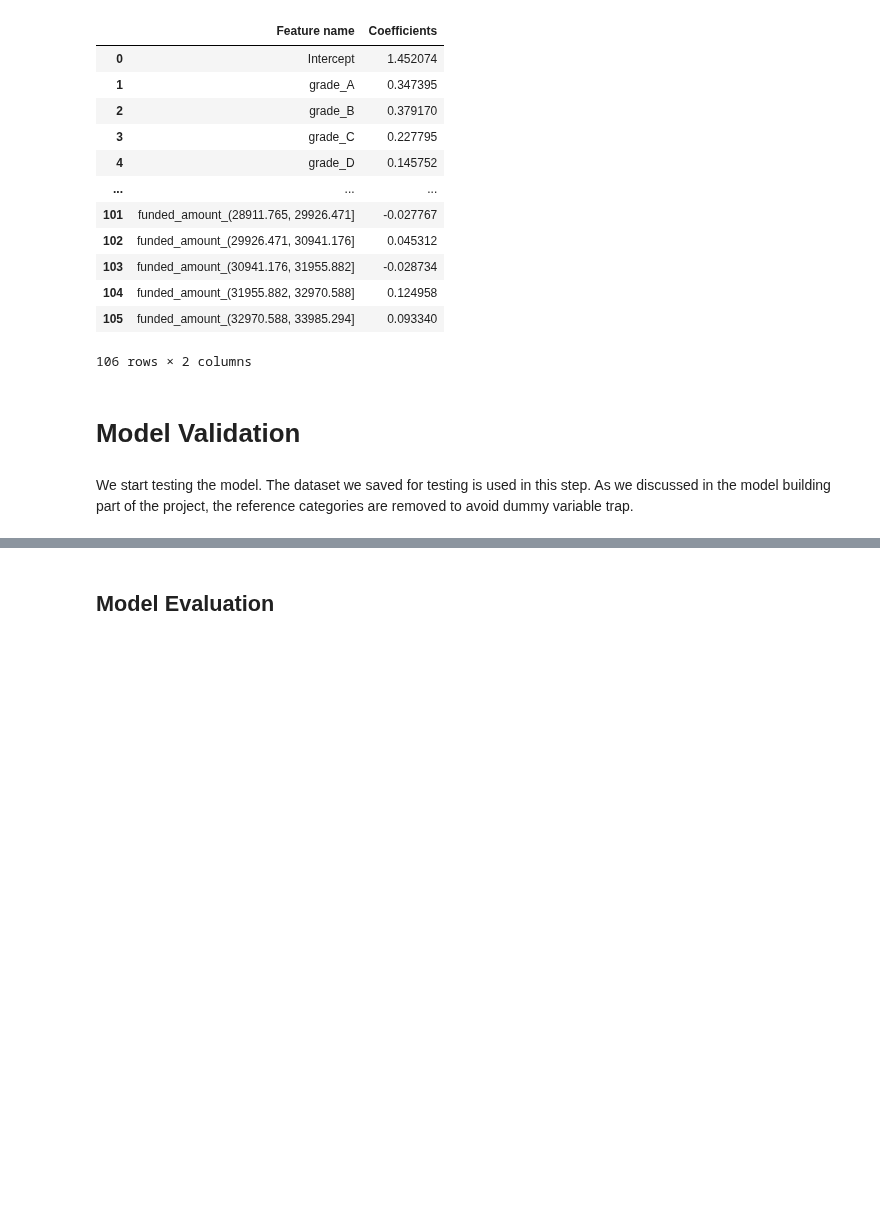
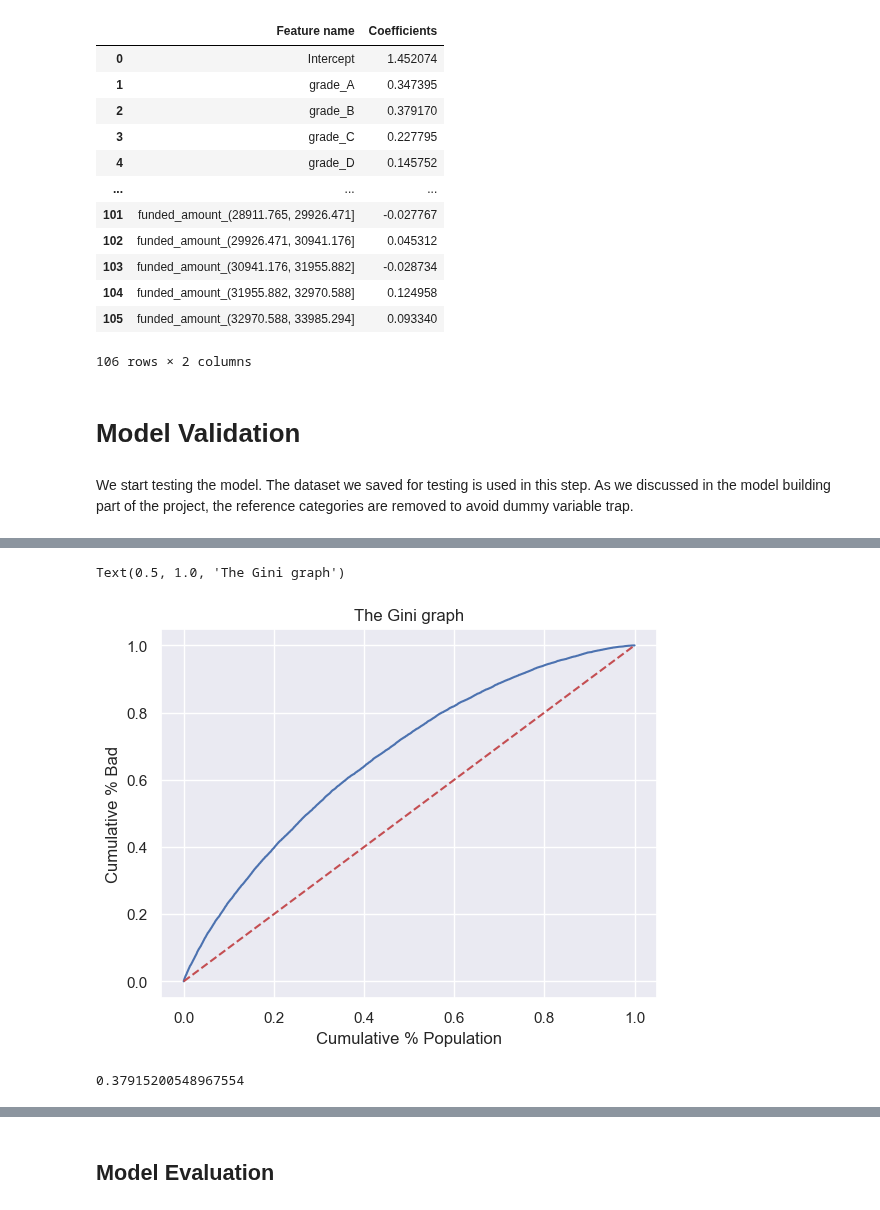
Before and after one commit to OzodbekOzodov/_credit-risk-modeling, a Jupyter notebook: Probability-of-default-model.ipynb, the cells around one changed output, grey strips where cells are left out. Drawn from its saved outputs; the diff is of its cells as text; code cells hidden in the pictures; blank space fills up the shorter version.

```diff
--- a/Probability-of-default-model.ipynb
+++ b/Probability-of-default-model.ipynb
@@ -639,0 +789,4 @@ test_dummies
+# %%
+# sort the dataset based on predicted probabilities
+test_targets_probs = test_targets_probs.sort_values('Predicted Probabilities')
+test_targets_probs.head()
@@ -639,0 +800,3 @@ test_dummies
+# %%
+test_targets_probs = test_targets_probs.reset_index()
+test_targets_probs
@@ -639,0 +817,6 @@ test_dummies
+# %%
+# calculate cumulative percentages
+test_targets_probs['Cumulative Population'] = test_targets_probs.index + 1
+test_targets_probs['Cumulative Good'] = test_targets_probs['Target values'].cumsum()
+test_targets_probs['Cumulative Bad'] = test_targets_probs['Cumulative Population'] - test_targets_probs['Target values'].cumsum()
+test_targets_probs
@@ -639,0 +837,4 @@ test_dummies
+# %%
+test_targets_probs['Cumulative % Population'] = test_targets_probs['Cumulative Population'] / (test_targets_probs.shape[0])
+test_targets_probs["Cumulative % Good"] = test_targets_probs['Cumulative Good'] / test_targets_probs['Target values'].sum()
+test_targets_probs["Cumulative % Bad"] = test_targets_probs["Cumulative Bad"] / (test_targets_probs.shape[0] - test_targets_probs['Target values'].sum())
@@ -639,0 +857,14 @@ test_dummies
+# %%
+plt.plot(test_targets_probs["Cumulative % Population"], test_targets_probs['Cumulative % Bad'])
+plt.plot(test_targets_probs["Cumulative % Population"],test_targets_probs["Cumulative % Population"], linestyle = '--', color = 'r')
+plt.xlabel('Cumulative % Population')
+plt.ylabel('Cumulative % Bad')
+plt.title('The Gini graph')
+# %% [output]
+Text(0.5, 1.0, 'The Gini graph')
+[figure, added]
+# %%
+gini= auc * 2 - 1
+gini
+# %% [output]
+0.37915200548967554
```
Also changed, not shown: parts of 53 cells of this notebook.
